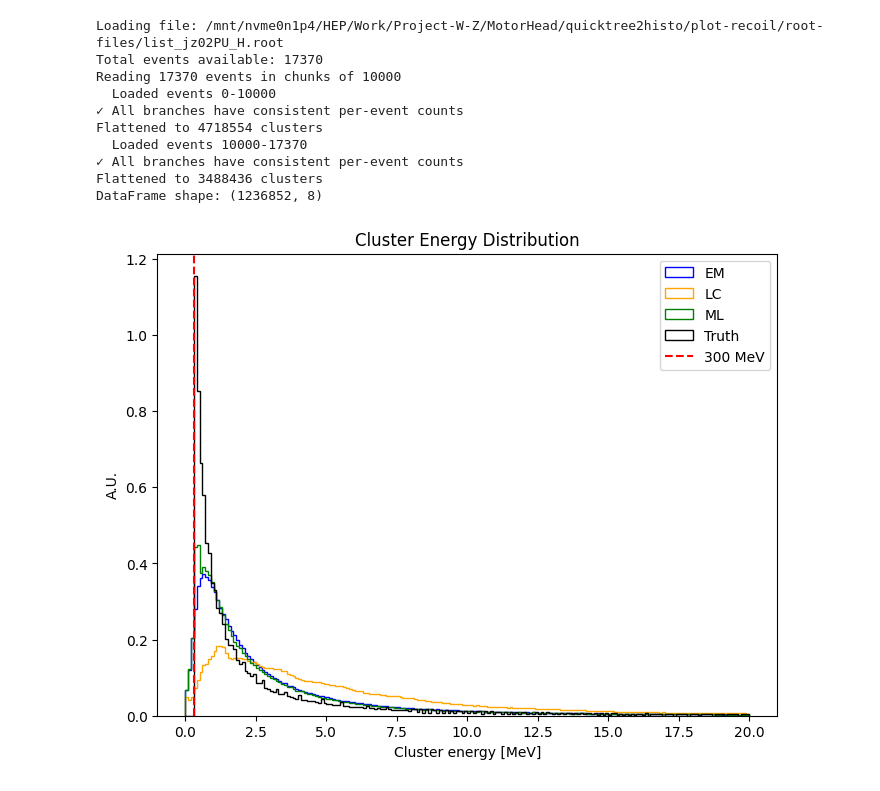
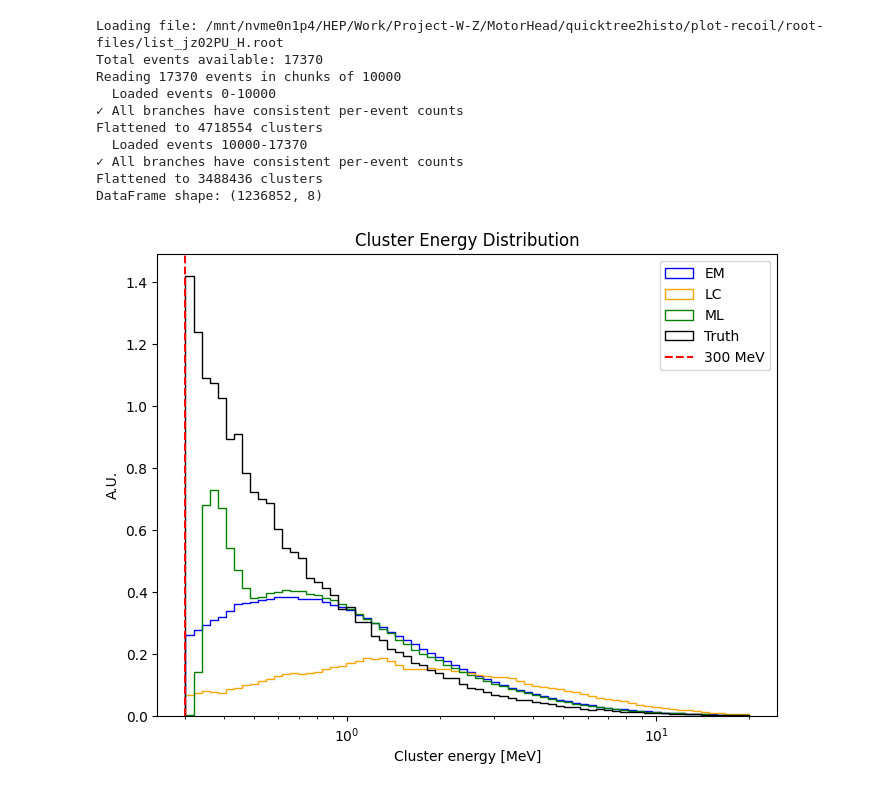
Before and after one commit to bmondaliitb/quicktree2histo, a Jupyter notebook: python-notebooks/cluster_energy_resolution_vIJT_all_clusters.ipynb, the cells around one changed output. Saved outputs shown, nothing was run; the diff lists cells and outputs as text; code cells hidden in the pictures.

```diff
--- a/python-notebooks/cluster_energy_resolution_vIJT_all_clusters.ipynb
+++ b/python-notebooks/cluster_energy_resolution_vIJT_all_clusters.ipynb
@@ -88,30 +88,29 @@ bin_edges = [0, 100, 200, 300, 400, 500, 600, 700, 800, 900, 1000,
              1200, 1400, 1600, 1800, 2000, 2500, 3000, 4000, 5000,
              6000, 8000, 10000, 20000, 50000, 100000]
 # %%
-# plot histogram of cluster energy at different scales
+# plot histogram of cluster energy at different scales (log binning)
 
-min_energy = 0
+# Use a positive minimum (avoid zero for log bins)
+min_energy = 0.3
 max_energy = 20
-n_bins = 200
+n_bins = 70
 
+# Log-spaced bin edges (n_bins bins -> n_bins+1 edges)
+log_bin_edges = np.logspace(np.log10(min_energy), np.log10(max_energy), n_bins + 1)
 
 plt.figure(figsize=(8,6))
-plt.hist(df["clus_rawE"], bins=n_bins, range=(min_energy,max_energy), histtype='step', label='EM', color='blue', density=True)
-plt.hist(df["clus_calE"], bins=n_bins, range=(min_energy,max_energy), histtype='step', label='LC', color='orange', density=True)
-plt.hist(df["clus_altE"], bins=n_bins, range=(min_energy,max_energy), histtype='step', label='ML', color='green', density=True)
-plt.hist(df["clus_depE"], bins=n_bins, range=(min_energy,max_energy), histtype='step', label='Truth', color='black', density=True)
+plt.hist(df["clus_rawE"], bins=log_bin_edges, histtype='step', label='EM', color='blue', density=True)
+plt.hist(df["clus_calE"], bins=log_bin_edges, histtype='step', label='LC', color='orange', density=True)
+plt.hist(df["clus_altE"], bins=log_bin_edges, histtype='step', label='ML', color='green', density=True)
+plt.hist(df["clus_depE"], bins=log_bin_edges, histtype='step', label='Truth', color='black', density=True)
 plt.axvline(x=0.300, color='r', linestyle='--', label='300 MeV')
-#plt.yscale('log')
+plt.xscale('log')
 plt.xlabel('Cluster energy [MeV]')
 plt.ylabel('A.U.')
 plt.title('Cluster Energy Distribution')
 plt.legend()
-#plt.yscale('log')
-#plt.xscale('log')
-#plt.grid(True, which="both", ls="--", axis='x')
-plt.savefig("cluster_energy_distribution.png")
-# make a line at 300 MeV
+plt.savefig("cluster_energy_distribution_logbins_all.png")
 plt.show()
 # %% [output]
-[figure, old version]
+[figure, new version]
 # %%
```
Also changed, not shown: parts of 1 cell of this notebook, 6 other files.
